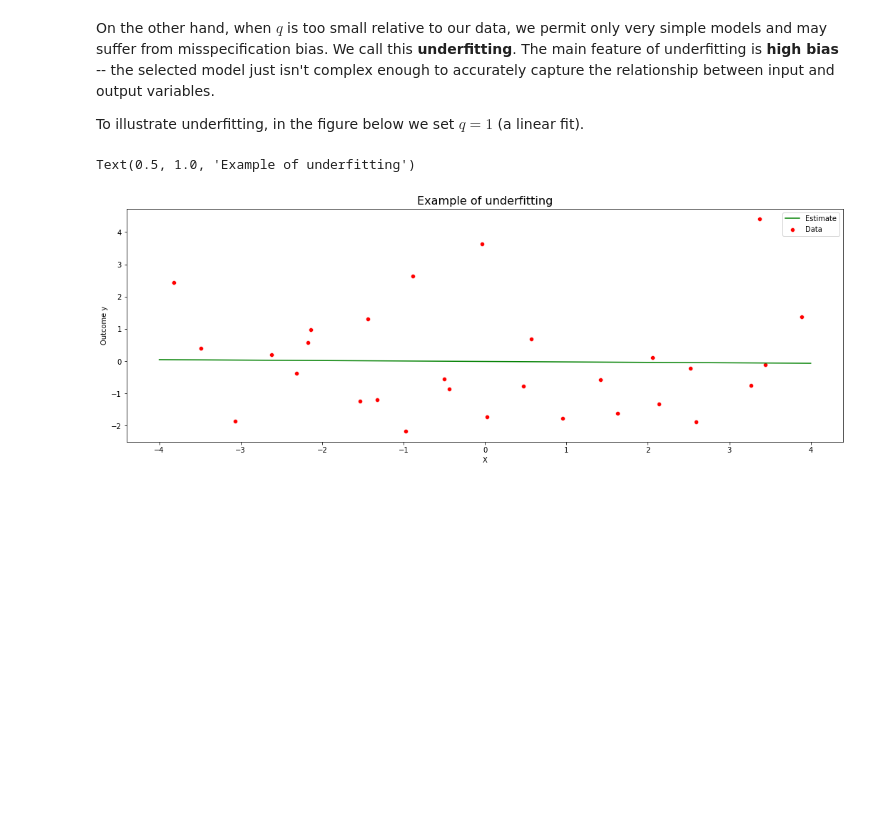
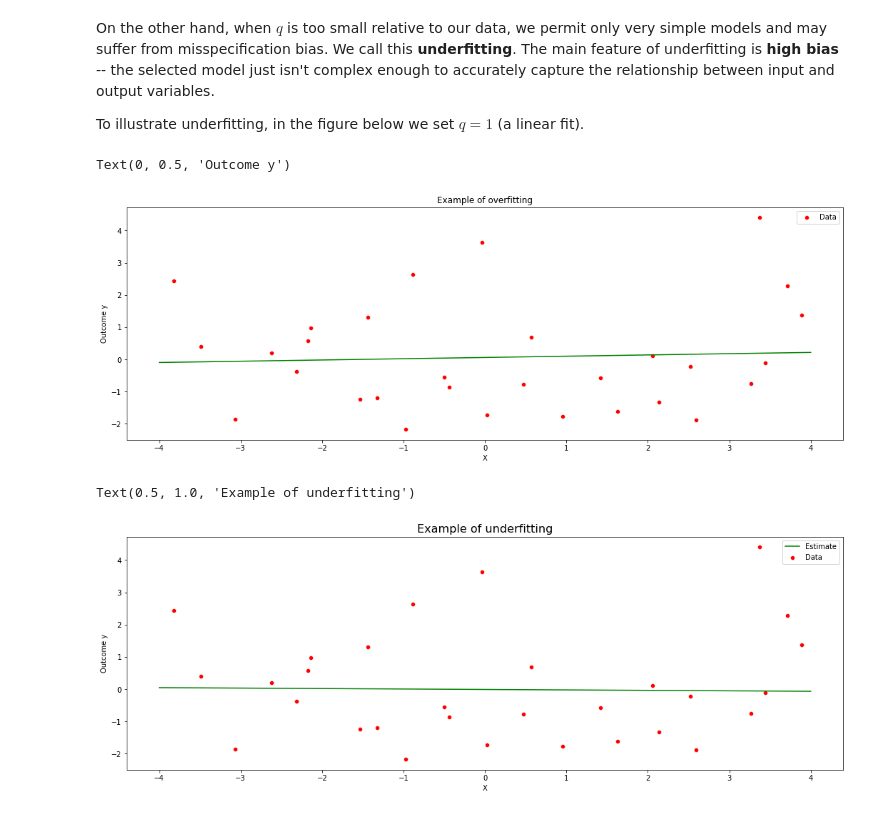
Before and after one commit to alexanderquispe/ml_book, a Jupyter notebook: Untitled-1.ipynb, the cells around one changed output. Drawn from its saved outputs; the diff is of its cells as text; code cells hidden in the pictures; blank space fills up the shorter version.

```diff
--- a/Untitled-1.ipynb
+++ b/Untitled-1.ipynb
@@ -104,6 +111,28 @@ Text(0.5, 1.0, 'Example of underfitting')
 On the other hand, when $q$ is too small relative to our data, we permit only very simple models and may suffer from misspecification bias. We call this **underfitting**. The main feature of underfitting is **high bias** -- the selected model just isn't complex enough to accurately capture the relationship between input and output variables.
 
 To illustrate underfitting, in the figure below we set $q=1$ (a linear fit).
+# %%
+lin = LinearRegression()
+
+lin.fit(X[0:30], Y[0:30])
+
+
+x = data['x']
+xgrid = np.linspace(min(x),max(x), 1000)
+
+new_data = pd.DataFrame(xgrid, columns=['x'])
+
+yhat = lin.predict(new_data)
+
+plt.figure(figsize=(18,6))
+sns.scatterplot(data.loc[subset,'x'],data.loc[subset,'y'], color = 'red', label = 'Data')
+plt.plot(xgrid, yhat, color = 'green')
+plt.title('Example of overfitting')
+plt.xlabel('X')
+plt.ylabel('Outcome y')
+# %% [output]
+Text(0, 0.5, 'Outcome y')
+[figure, added]
 # %%
 
 subset = np.arange(0,30)
```
Also changed, not shown: parts of 2 cells of this notebook.
